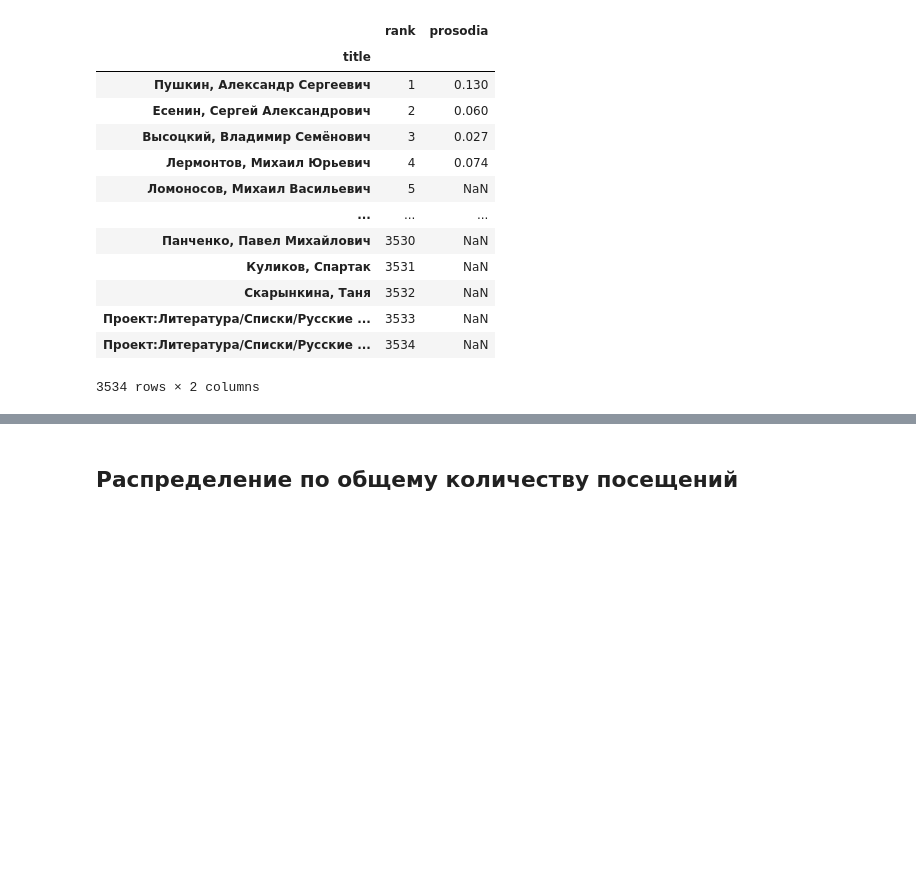
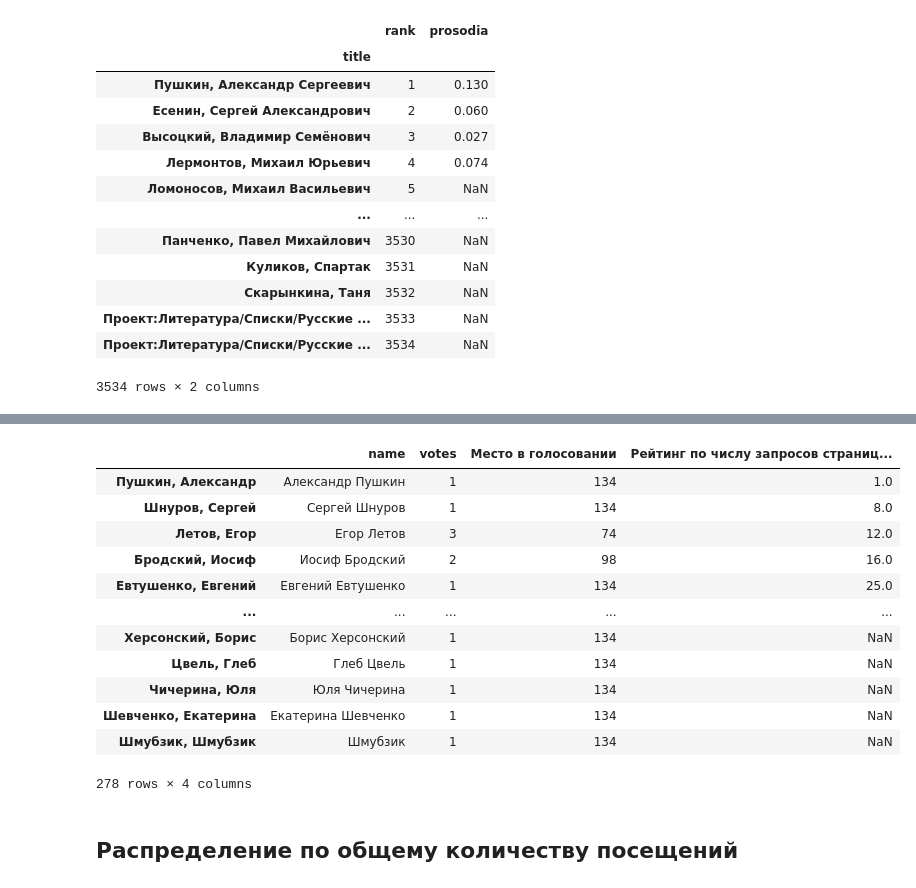
Before and after one commit to agbragin/russian-poetry-wikipedia-stats, a Jupyter notebook: 05-analysis.ipynb, the cells around one changed output, grey strips where cells are left out. Drawn from its saved outputs; the diff is of its cells as text; code cells hidden in the pictures; blank space fills up the shorter version.

```diff
--- a/05-analysis.ipynb
+++ b/05-analysis.ipynb
@@ -275,3 +332,19 @@ rank.join(prosodia_survey)
+# %%
+project_110_10_rank.sort_values('Рейтинг по числу запросов страницы в Википедии 2015-2020')
+# %% [output]
+|  | name | votes | Место в голосовании | Рейтинг по числу запросов страниц... |
+| Пушкин, Александр | Александр Пушкин | 1 | 134 | 1.0 |
+| Шнуров, Сергей | Сергей Шнуров | 1 | 134 | 8.0 |
+| Летов, Егор | Егор Летов | 3 | 74 | 12.0 |
+| Бродский, Иосиф | Иосиф Бродский | 2 | 98 | 16.0 |
+| Евтушенко, Евгений | Евгений Евтушенко | 1 | 134 | 25.0 |
+| ... | ... | ... | ... | ... |
+| Херсонский, Борис | Борис Херсонский | 1 | 134 | NaN |
+| Цвель, Глеб | Глеб Цвель | 1 | 134 | NaN |
+| Чичерина, Юля | Юля Чичерина | 1 | 134 | NaN |
+| Шевченко, Екатерина | Екатерина Шевченко | 1 | 134 | NaN |
+| Шмубзик, Шмубзик | Шмубзик | 1 | 134 | NaN |
+278 rows × 4 columns
 # %% [markdown]
 
 
```
Also changed, not shown: parts of 5 cells of this notebook.
